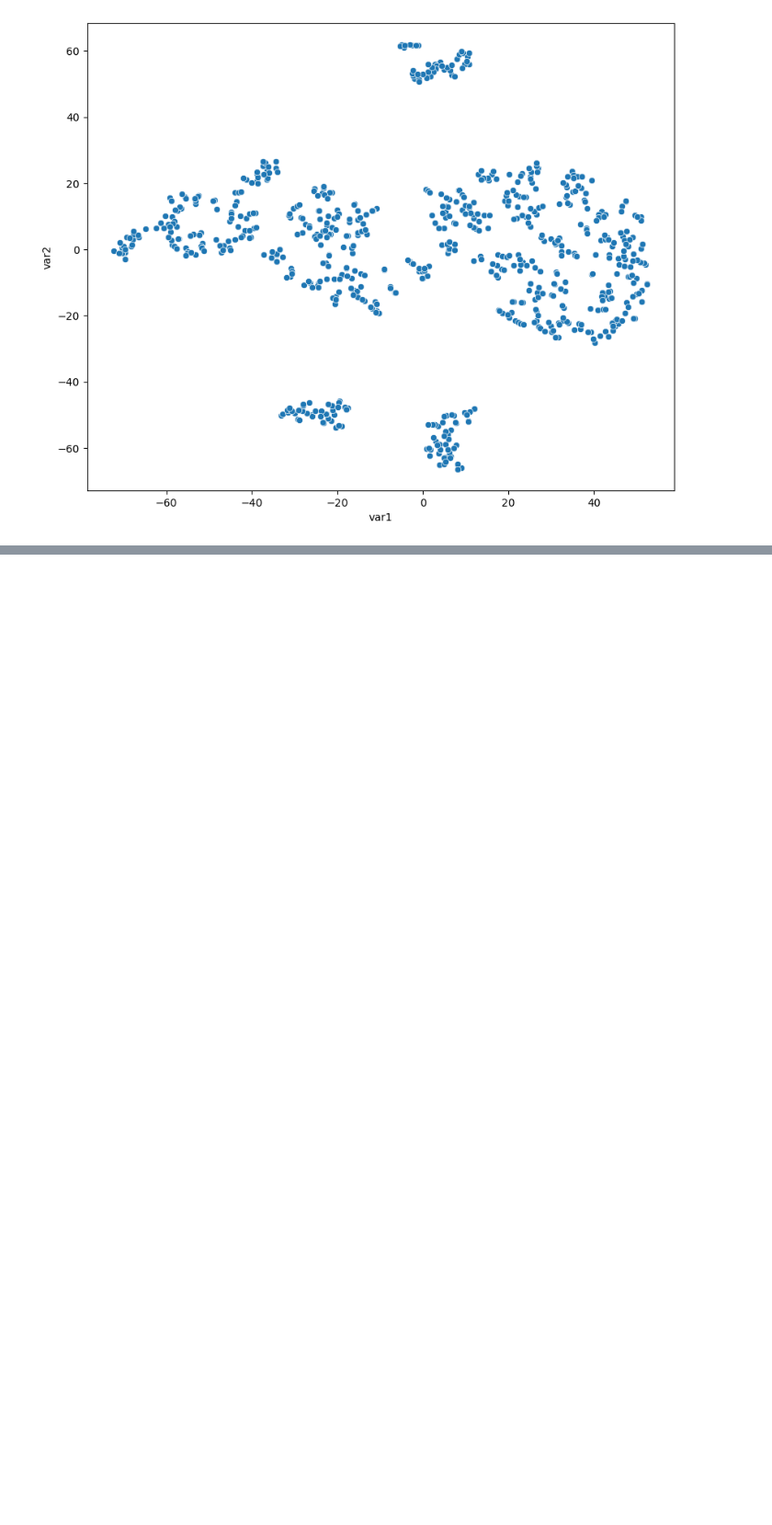
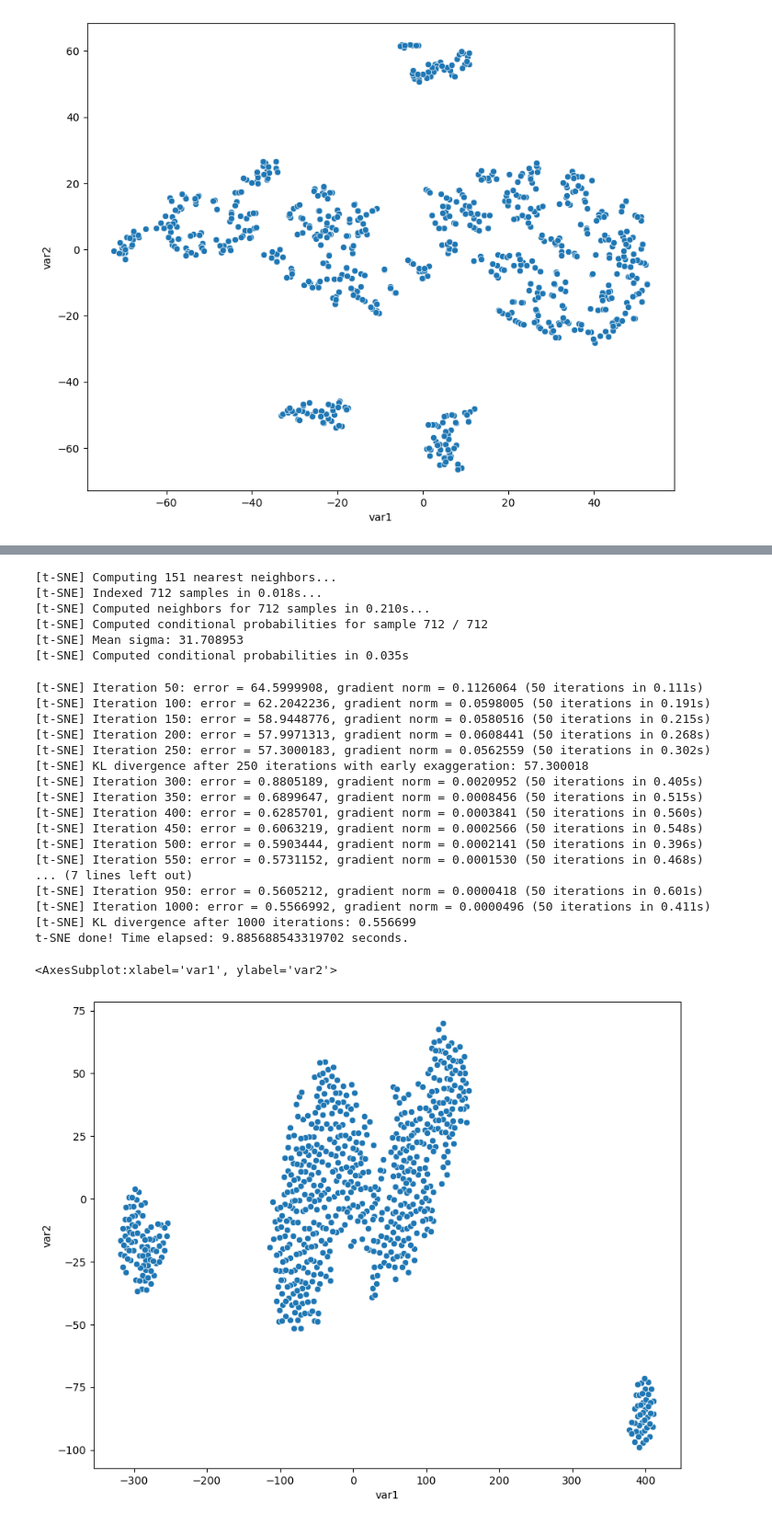
Before and after one commit to tirtharajdash/t-SNE-GenEx-Tutorial, a Jupyter notebook: t-SNE-GenEx.ipynb, the cells around one changed output, grey strips where cells are left out. Shown at 92% size. Cells and saved outputs as stored; diff of their text form; code cells hidden in the pictures; blank space fills up the shorter version.

```diff
--- a/t-SNE-GenEx.ipynb
+++ b/t-SNE-GenEx.ipynb
@@ -100,0 +220,55 @@ sns.scatterplot(
+# %%
+#t-SNE and see how much time it takes (Perplexity=50)
+time_start = time.time()
+
+tsne = TSNE(n_components=2,
+            init='pca',
+            verbose=2,
+            perplexity=50,
+            n_iter=1000,
+            learning_rate='auto',
+            random_state=0)
+
+tsne_results = tsne.fit_transform(df_t)
+
+print(f't-SNE done! Time elapsed: {time.time()-time_start} seconds.')
+
+#visualise the result in low-dimension (2-dim)
+tsne_embedding = pd.DataFrame()
+tsne_embedding['var1'] = tsne_results[:,0]
+tsne_embedding['var2'] = tsne_results[:,1]
+
+plt.figure(figsize=(10,8))
+sns.scatterplot(
+    x="var1", y="var2",
+    palette=sns.color_palette("hls", 10),
+    data=tsne_embedding,
+    legend="full",
+    alpha=1
+)
+# %% [output]
+[t-SNE] Computing 151 nearest neighbors...
+[t-SNE] Indexed 712 samples in 0.018s...
+[t-SNE] Computed neighbors for 712 samples in 0.210s...
+[t-SNE] Computed conditional probabilities for sample 712 / 712
+[t-SNE] Mean sigma: 31.708953
+[t-SNE] Computed conditional probabilities in 0.035s
+[t-SNE] Iteration 50: error = 64.5999908, gradient norm = 0.1126064 (50 iterations in 0.111s)
+[t-SNE] Iteration 100: error = 62.2042236, gradient norm = 0.0598005 (50 iterations in 0.191s)
+[t-SNE] Iteration 150: error = 58.9448776, gradient norm = 0.0580516 (50 iterations in 0.215s)
+[t-SNE] Iteration 200: error = 57.9971313, gradient norm = 0.0608441 (50 iterations in 0.268s)
+[t-SNE] Iteration 250: error = 57.3000183, gradient norm = 0.0562559 (50 iterations in 0.302s)
+[t-SNE] KL divergence after 250 iterations with early exaggeration: 57.300018
+[t-SNE] Iteration 300: error = 0.8805189, gradient norm = 0.0020952 (50 iterations in 0.405s)
+[t-SNE] Iteration 350: error = 0.6899647, gradient norm = 0.0008456 (50 iterations in 0.515s)
+[t-SNE] Iteration 400: error = 0.6285701, gradient norm = 0.0003841 (50 iterations in 0.560s)
+[t-SNE] Iteration 450: error = 0.6063219, gradient norm = 0.0002566 (50 iterations in 0.548s)
+[t-SNE] Iteration 500: error = 0.5903444, gradient norm = 0.0002141 (50 iterations in 0.396s)
+[t-SNE] Iteration 550: error = 0.5731152, gradient norm = 0.0001530 (50 iterations in 0.468s)
+... (7 lines left out)
+[t-SNE] Iteration 950: error = 0.5605212, gradient norm = 0.0000418 (50 iterations in 0.601s)
+[t-SNE] Iteration 1000: error = 0.5566992, gradient norm = 0.0000496 (50 iterations in 0.411s)
+[t-SNE] KL divergence after 1000 iterations: 0.556699
+t-SNE done! Time elapsed: 9.885688543319702 seconds.
+<AxesSubplot:xlabel='var1', ylabel='var2'>
+[figure, added]
```
Also changed, not shown: parts of 7 cells of this notebook, 1 other file.
